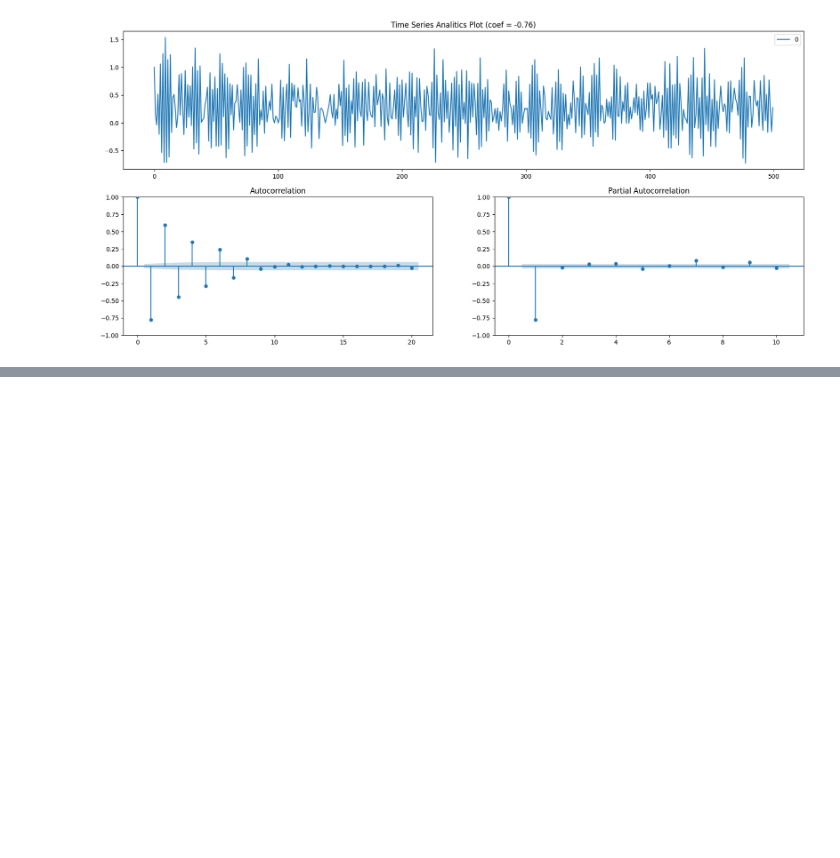
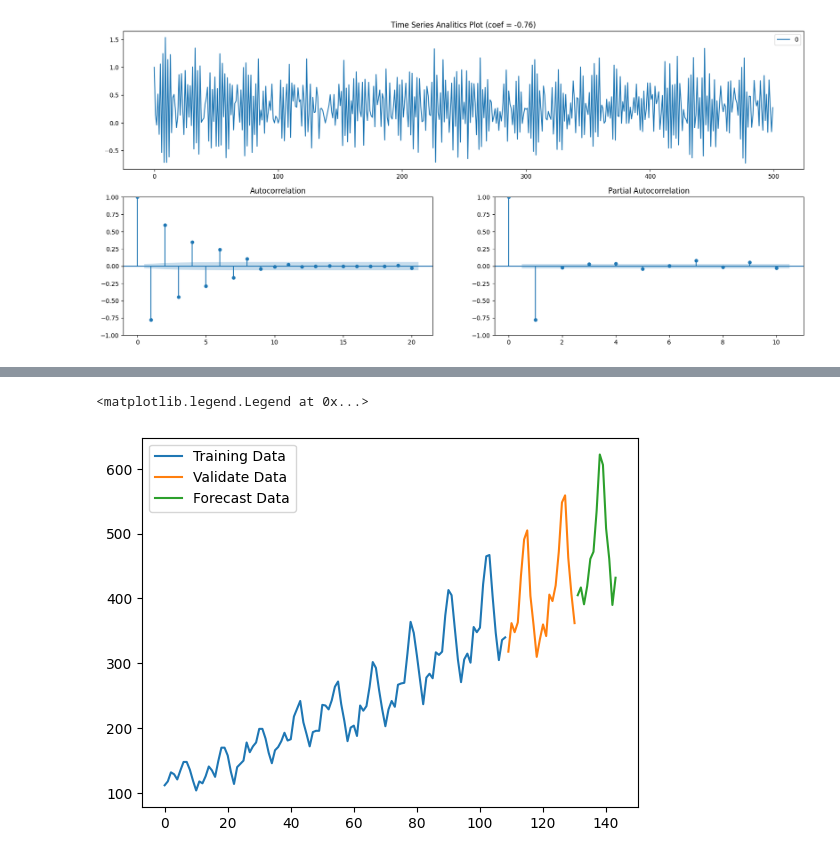
Before and after one commit to EdenStabbfer/PSU_TimeSeries, a Jupyter notebook: Lab-3/main.ipynb, the cells around one changed output, grey strips where cells are left out. Saved outputs shown, nothing was run; the diff lists cells and outputs as text; code cells hidden in the pictures; blank space fills up the shorter version.

```diff
--- a/Lab-3/main.ipynb
+++ b/Lab-3/main.ipynb
@@ -201,0 +222,6 @@ None
+# %%
+dfp = pd.read_csv('../data/practice/passengers.csv', names=["n", "x"], skiprows=1)
+
+dfp['t'] = df.index.values
+
+dfp
@@ -201,0 +242,18 @@ None
+# %%
+ln = len(dfp)
+
+train_cutoff = int(round(ln*0.75, 0))
+validate_cutoff = int(round(ln*0.90, 0))
+
+train_df = dfp[dfp['t'] <= train_cutoff]
+validate_df = dfp[(dfp['t'] > train_cutoff) & (dfp['t'] <= validate_cutoff)]
+forecast_df = dfp[dfp['t'] > validate_cutoff]
+# %%
+plt.plot(train_df.t, train_df.x, label="Training Data")
+plt.plot(validate_df.t, validate_df.x, label="Validate Data")
+plt.plot(forecast_df.t, forecast_df.x, label="Forecast Data")
+
+plt.legend()
+# %% [output]
+<matplotlib.legend.Legend at 0x...>
+[figure, added]
```
Also changed, not shown: parts of 12 cells of this notebook, 1 other file.
